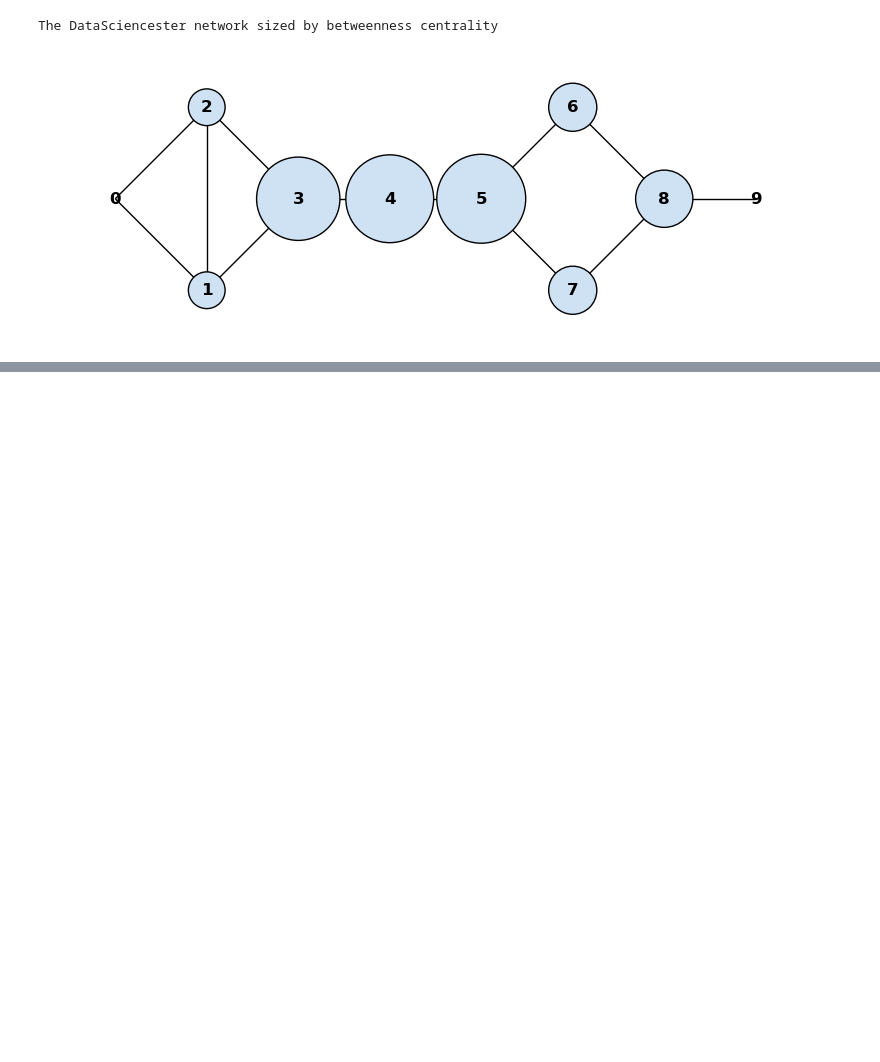
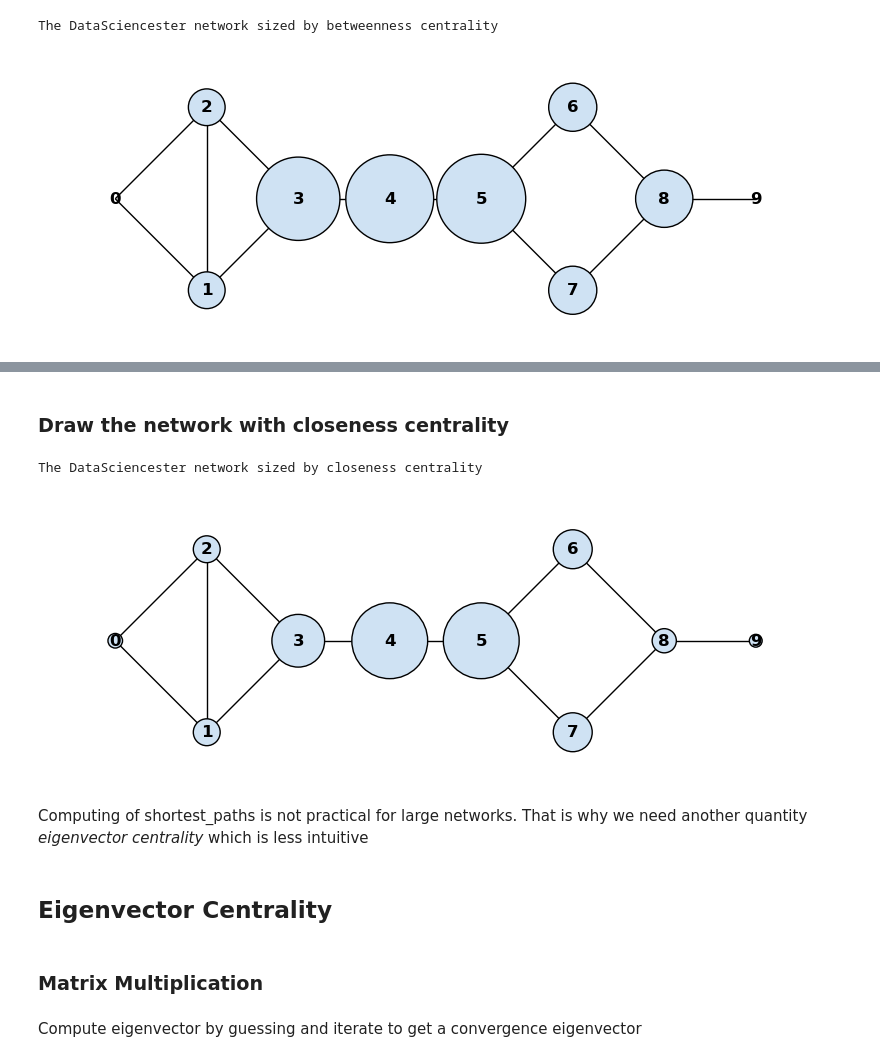
Before and after one commit to LugoBlogger/AK-201-426-data-science, a Jupyter notebook: ch-23-network-analysis.ipynb, the cells around one changed output, grey strips where cells are left out. Cells and saved outputs as stored; diff of their text form; code cells hidden in the pictures; blank space fills up the shorter version.

Commit message:
finish network analysis

```diff
--- a/ch-23-network-analysis.ipynb
+++ b/ch-23-network-analysis.ipynb
@@ -244,0 +326,7 @@ The DataSciencester network sized by betweenness centrality
+# %%
+def farness(user_id: int) -> float:
+  """the sum of the lengths of the shortest paths to each other user"""
+  return sum(len(paths[0]) for paths in shortest_paths[user_id].values())
+# %%
+closeness_centrality = {user.id_: 1 / farness(user.id_) for user in users}
+closeness_centrality
@@ -244,0 +344,28 @@ The DataSciencester network sized by betweenness centrality
+# %% [markdown]
+### Draw the network with closeness centrality
+# %%
+fig, ax = plt.subplots(figsize=(10, 10))
+
+node_pos = {
+  0: (0, 2), 1: (1, 1), 2: (1, 3), 3: (2, 2), 4: (3, 2),
+  5: (4, 2), 6: (5, 3), 7:(5, 1), 8: (6, 2), 9: (7, 2)}
+nx.draw(G, pos=node_pos, nodelist=G.nodes,
+  node_size=[np.exp(160*size) for size in closeness_centrality.values()],
+  with_labels=True, font_weight="bold",
+  node_color="#cfe2f3", edgecolors="k", ax=ax)
+
+ax.set_aspect("equal")
+ax.set_ylim([0.5, 3.5])
+print("The DataSciencester network sized by closeness centrality")
+plt.show(fig)
+# %% [output]
+The DataSciencester network sized by closeness centrality
+[figure, added]
+# %% [markdown]
+Computing of shortest_paths is not practical for large networks.
+That is why we need another quantity *eigenvector centrality* which is less
+intuitive
+# %% [markdown]
+## Eigenvector Centrality
+# %% [markdown]
+### Matrix Multiplication
@@ -244,0 +393,3 @@ The DataSciencester network sized by betweenness centrality
+# %% [markdown]
+Compute eigenvector by guessing and iterate to get a convergence
+eigenvector
```
Also changed, not shown: parts of 26 cells of this notebook, 3 other files.
